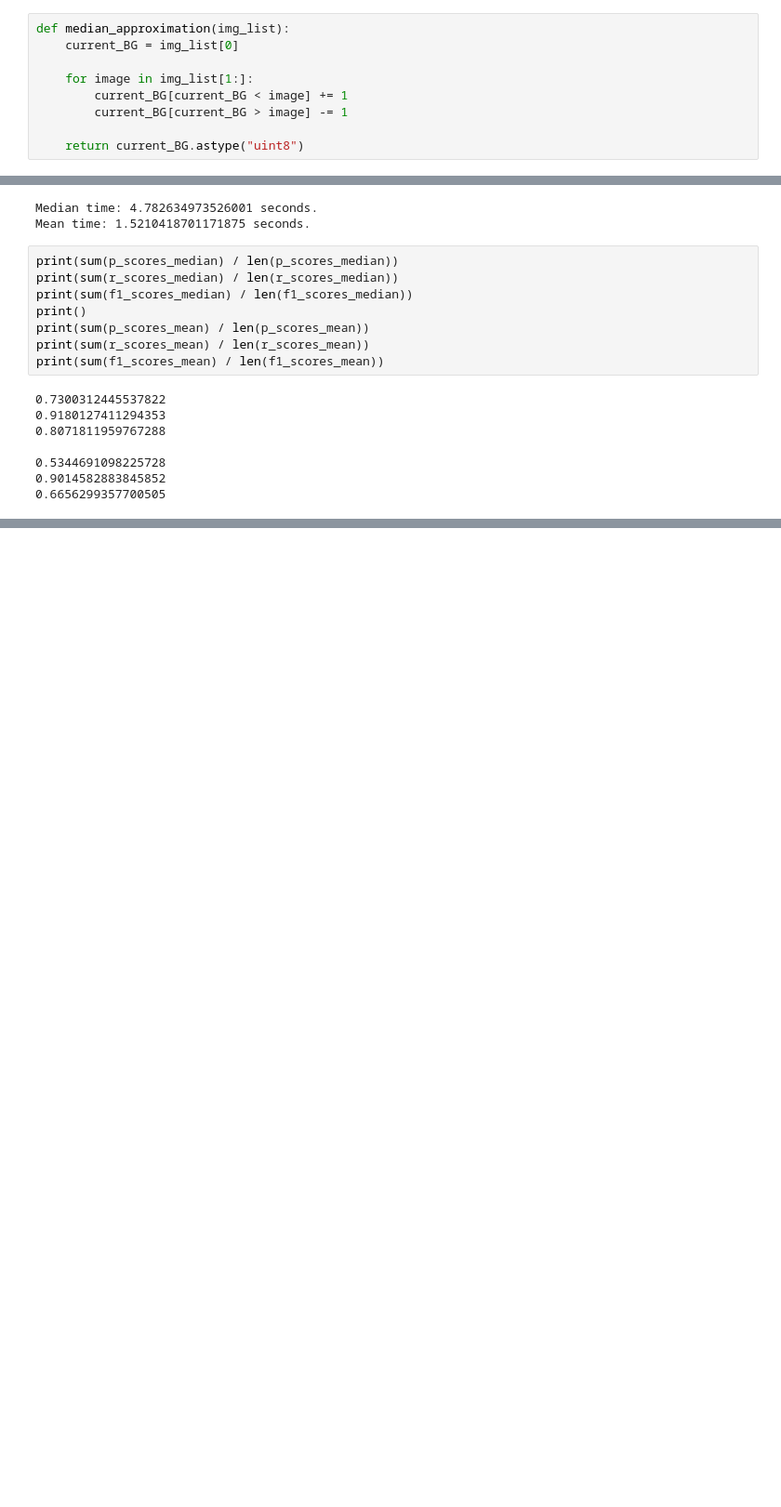
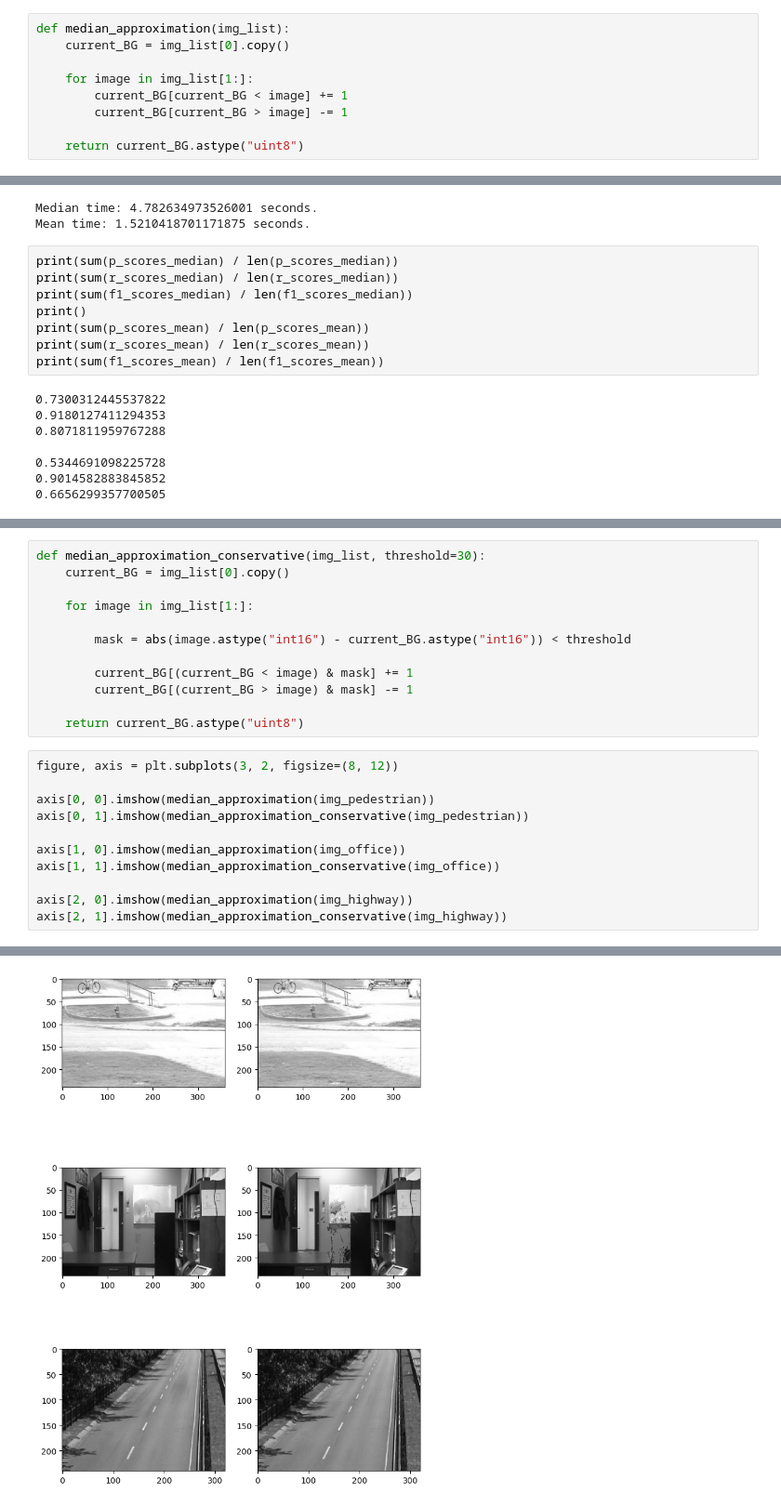
Before and after one commit to MrWlobo/Zaawansowane_Algorytmy_Wizyjne, a Jupyter notebook: Lab03/ZAW_Lab03.ipynb, the cells around one changed output, grey strips where cells are left out. Shown at 93% size. Drawn from its saved outputs; the diff is of its cells as text; blank space fills up the shorter version.

Commit message:
Added conservative median approximation

```diff
--- a/Lab03/ZAW_Lab03.ipynb
+++ b/Lab03/ZAW_Lab03.ipynb
@@ -358,7 +358,7 @@ axis[2].imshow(mean_approximation(img_highway, alpha=0.05))
 #### Median approximation
 # %%
 def median_approximation(img_list):
-    current_BG = img_list[0]
+    current_BG = img_list[0].copy()
 
     for image in img_list[1:]:
         current_BG[current_BG < image] += 1
@@ -506,0 +509,24 @@ print(sum(f1_scores_mean) / len(f1_scores_mean))
+# %%
+def median_approximation_conservative(img_list, threshold=30):
+    current_BG = img_list[0].copy()
+
+    for image in img_list[1:]:
+
+        mask = abs(image.astype("int16") - current_BG.astype("int16")) < threshold
+
+        current_BG[(current_BG < image) & mask] += 1
+        current_BG[(current_BG > image) & mask] -= 1
+
+    return current_BG.astype("uint8")
+# %%
+figure, axis = plt.subplots(3, 2, figsize=(8, 12))
+
+axis[0, 0].imshow(median_approximation(img_pedestrian))
+axis[0, 1].imshow(median_approximation_conservative(img_pedestrian))
+
+axis[1, 0].imshow(median_approximation(img_office))
+axis[1, 1].imshow(median_approximation_conservative(img_office))
+
+axis[2, 0].imshow(median_approximation(img_highway))
+axis[2, 1].imshow(median_approximation_conservative(img_highway))
+# %% [output]
@@ -506,0 +534 @@ print(sum(f1_scores_mean) / len(f1_scores_mean))
+[figure, added]
```
Also changed, not shown: parts of 3 cells of this notebook.
